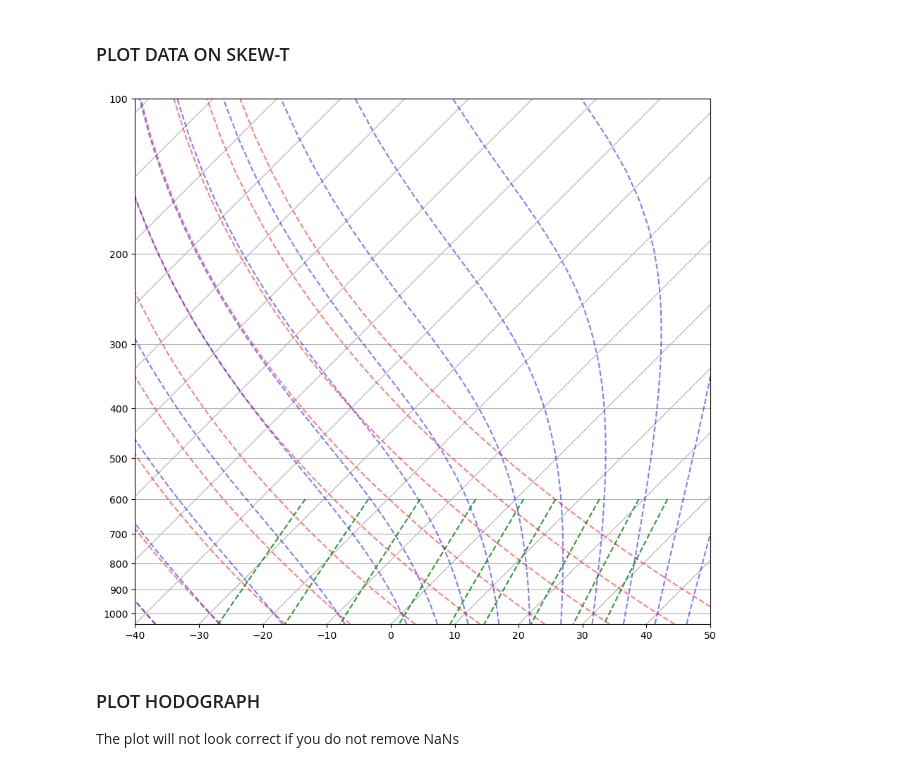
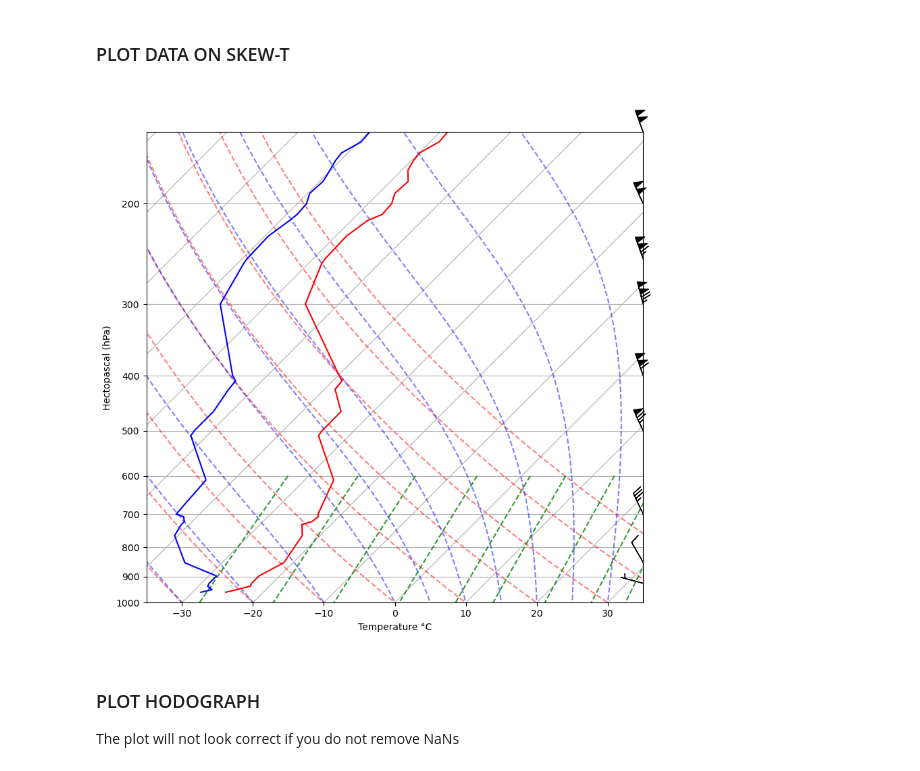
Before and after one commit to nadyafreund/ATSC_270, a Jupyter notebook: assignment_3/assignment_3.ipynb, the cells around one changed output. Drawn from its saved outputs; the diff is of its cells as text; code cells hidden in the pictures.

Commit message:
skew t done, next hodo

```diff
--- a/assignment_3/assignment_3.ipynb
+++ b/assignment_3/assignment_3.ipynb
@@ -144,39 +144,34 @@ For that, we typically examine Skew-T Log-P diagrams.  For this, we will be foll
 # %%
 #create a figure and give it a figsize of 9x9, with a dpi of 100
 fig=plt.figure(figsize=(9,9),dpi=100)
 #create Skew-T
-skew = SkewT(fig,rotation=45)
-
+skew=SkewT(fig,rotation=45)
 #add dry adiabats
 skew.plot_dry_adiabats()
 #add moist adiabats
 skew.plot_moist_adiabats()
 #add mixing ratio lines
 skew.plot_mixing_lines()
-
 #add axis labels with units
-
+plt.xlabel('Temperature \N{DEGREE SIGN}C')
 #add a y label with units
-
-
+plt.ylabel('Hectopascal (hPa)')
 #add temperature in red
-
+skew.plot(pressure,temperature,color='red')
 #add dewpoint in blue
-
-
+plt.plot(dewpoint,pressure,color='blue')
 #plot wind barbs
-
-
+skew.plot_barbs(pressure,u_wind,v_wind)
 #set x-axis limits that look good (use your eyes)
-
+skew.ax.set_xlim(-35,35)
 #set y-axis limits that include the tropopause but not a ton of the stratosphere
-
+skew.ax.set_ylim(1000,150)
 #to make sure everything looks okay
 fig.tight_layout()
-
 #save the skew T as skewT.png
+plt.savefig('skewT.png')
 # %% [output]
-[figure, old version]
+[figure, new version]
 # %% [markdown]
 ### PLOT HODOGRAPH ###
 The plot will not look correct if you do not remove NaNs
```
Also changed, not shown: parts of 1 cell of this notebook, 1 other file.
